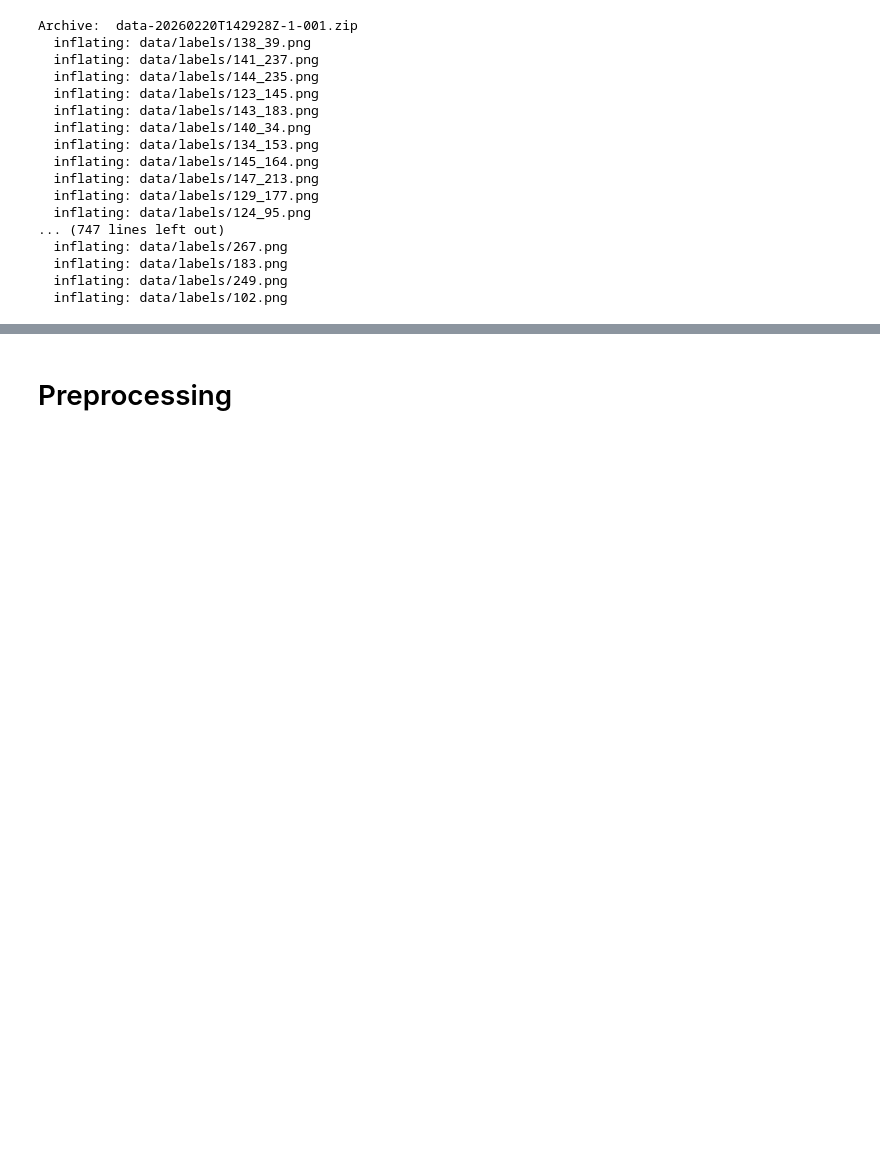
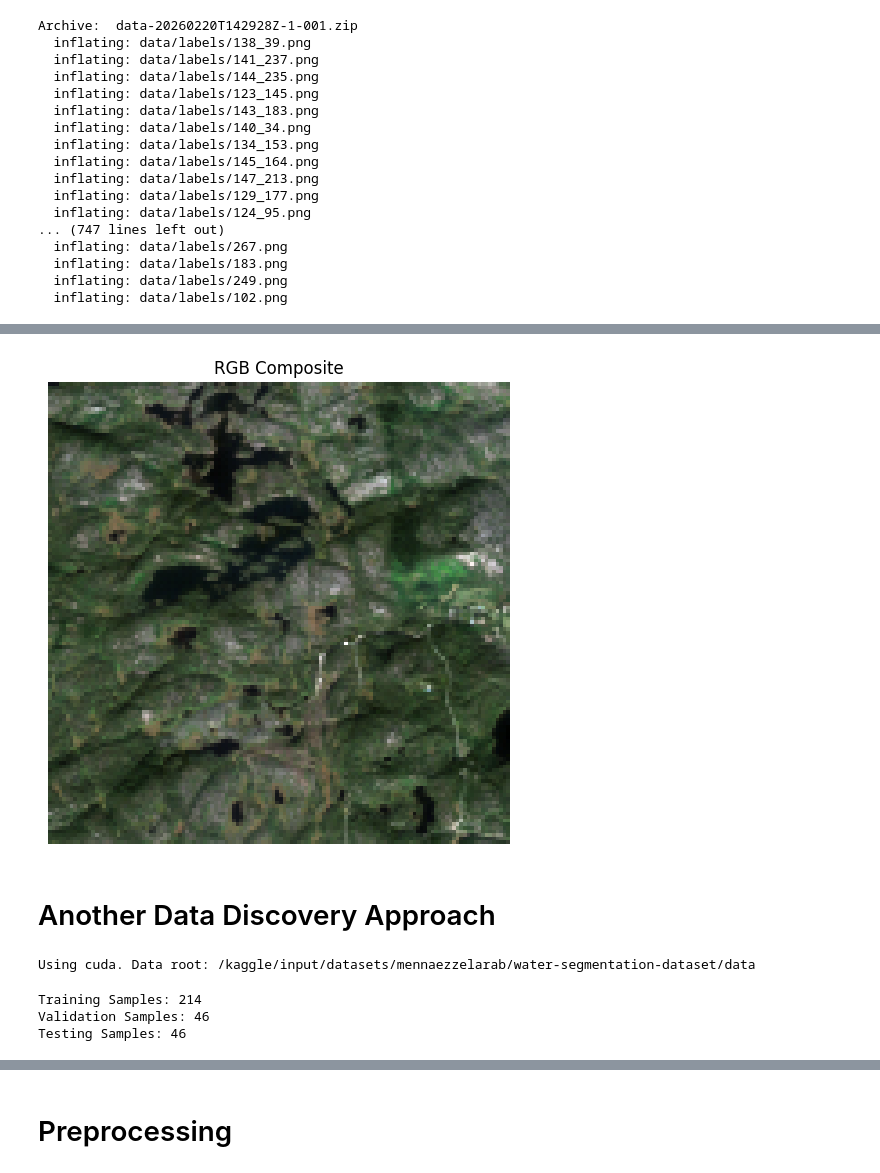
Before and after one commit to MennaEzzelarab/water_segmentation, a Jupyter notebook: water-segmentation.ipynb, the cells around one changed output, grey strips where cells are left out. Saved outputs shown, nothing was run; the diff lists cells and outputs as text; code cells hidden in the pictures; blank space fills up the shorter version.

Commit message:
Kaggle Notebook | water_segmentation | Version 3

```diff
--- a/water-segmentation.ipynb
+++ b/water-segmentation.ipynb
@@ -45,0 +97,7 @@ Archive:  data-20260220T142928Z-1-001.zip
+# %%
+data_path = "/kaggle/input/datasets/mennaezzelarab/water-segmentation-dataset/data"
+
+images_dir = os.path.join(data_path, "images")
+labels_dir = os.path.join(data_path, "labels")
+
+dataset = WaterDataset(images_dir, labels_dir, normalize=True)
@@ -45,0 +130,19 @@ Archive:  data-20260220T142928Z-1-001.zip
+# %%
+def visualize_rgb(dataset, index=0, r=3, g=2, b=1):
+    image, label = dataset[index]
+    image = image.numpy()
+    label = label.squeeze().numpy()
+
+    rgb = np.stack([image[r], image[g], image[b]], axis=-1)
+
+    plt.figure(figsize=(6,6))
+    plt.imshow(rgb)
+    plt.title("RGB Composite")
+    plt.axis("off")
+    plt.show()
+
+visualize_rgb(dataset)
+# %% [output]
+[figure, added]
+# %% [markdown]
+# Another Data Discovery Approach
@@ -45,0 +161,41 @@ Archive:  data-20260220T142928Z-1-001.zip
+# %%
+KAGGLE_ROOT = '/kaggle/input/datasets/mennaezzelarab/water-segmentation-dataset/data'
+LOCAL_ROOT = 'data/'
+
+DATA_ROOT = KAGGLE_ROOT if os.path.exists(KAGGLE_ROOT) else LOCAL_ROOT
+IMAGE_DIR = os.path.join(DATA_ROOT, 'images')
+LABEL_DIR = os.path.join(DATA_ROOT, 'labels')
+
+device = torch.device('cuda' if torch.cuda.is_available() else 'cpu')
+print(f'Using {device}. Data root: {DATA_ROOT}')
+# %% [output]
+Using cuda. Data root: /kaggle/input/datasets/mennaezzelarab/water-segmentation-dataset/data
+# %%
+all_images = sorted(glob.glob(os.path.join(IMAGE_DIR, '*.tif')))
+all_labels = [os.path.join(LABEL_DIR, os.path.basename(f).replace('.tif', '.png')) for f in all_images]
+
+indices = np.arange(len(all_images))
+np.random.seed(42)
+np.random.shuffle(indices)
+
+split_1 = int(0.7 * len(indices))
+split_2 = int(0.85 * len(indices))
+
+train_idx = indices[:split_1]
+val_idx = indices[split_1:split_2]
+test_idx = indices[split_2:]
+
+train_images = [all_images[i] for i in train_idx]
+train_labels = [all_labels[i] for i in train_idx]
+val_images = [all_images[i] for i in val_idx]
+val_labels = [all_labels[i] for i in val_idx]
+test_images = [all_images[i] for i in test_idx]
+test_labels = [all_labels[i] for i in test_idx]
+
+print(f'Training Samples: {len(train_images)}')
+print(f'Validation Samples: {len(val_images)}')
+print(f'Testing Samples: {len(test_images)}')
+# %% [output]
+Training Samples: 214
+Validation Samples: 46
+Testing Samples: 46
```
Also changed, not shown: parts of 12 cells of this notebook.
